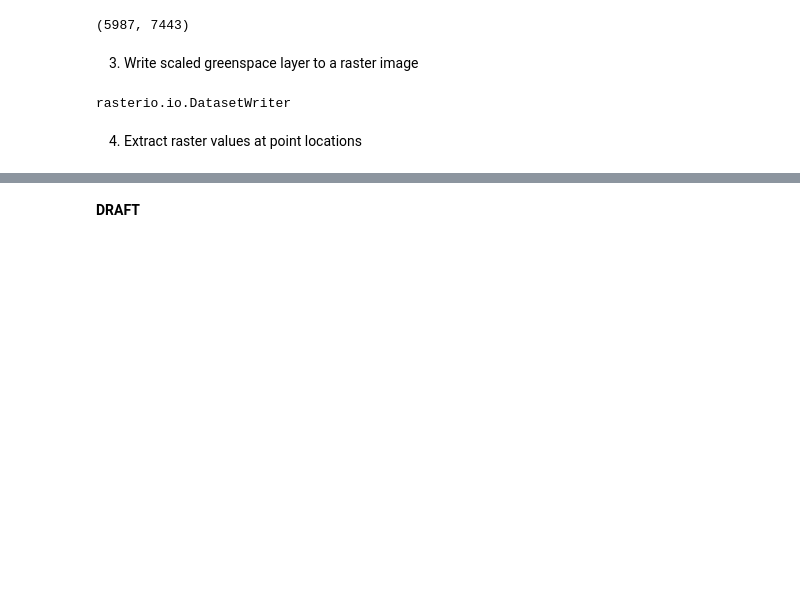
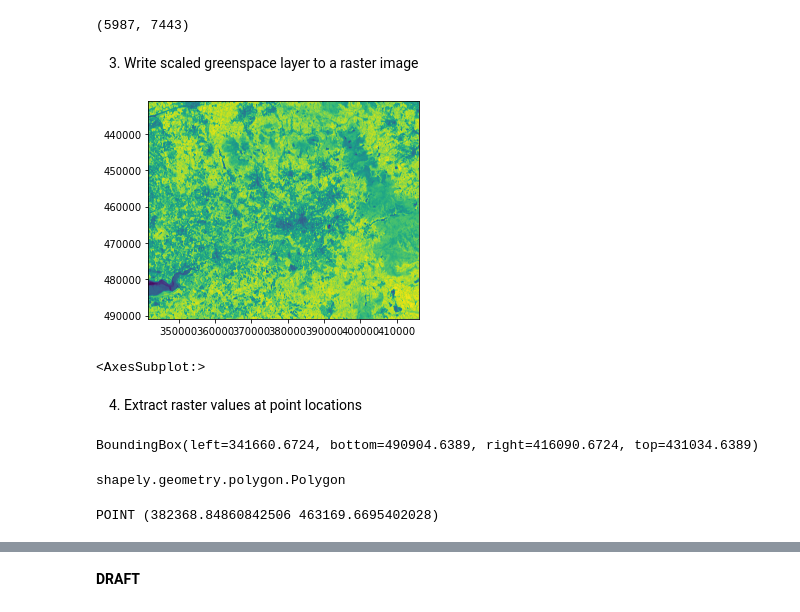
Before and after one commit to alexdelai/NDVI-dimist, a Jupyter notebook: script_greenspace_dataframe.ipynb, the cells around one changed output, grey strips where cells are left out. Cells and saved outputs as stored; diff of their text form; code cells hidden in the pictures; blank space fills up the shorter version.

Commit message:
Script update
Sample 10000 random point locations within the extent of the raster file, extract raster values at point locations, and store them to geodataframe

```diff
--- a/script_greenspace_dataframe.ipynb
+++ b/script_greenspace_dataframe.ipynb
@@ -79,11 +80,28 @@ new_dataset = rasterio.open('thesis_project/data/output/ndvi_output_100.tif', 'w
 
 new_dataset.write(ndvi_output_100, 1)
 new_dataset.close()
-# %%
-# check ndvi output raster
-#new_dataset.meta
-type(new_dataset)
-# %% [output]
-rasterio.io.DatasetWriter
+# %%
+# plot scaled NDVI layer
+src = rasterio.open("thesis_project/output/ndvi_output_100.tif")
+show(src, 1)
+# %% [output]
+[figure, added]
+<AxesSubplot:>
 # %% [markdown]
 4. Extract raster values at point locations
+# %%
+# extract raster bounds (later input to create the polygon)
+bounds = src.bounds
+bounds
+# %% [output]
+BoundingBox(left=341660.6724, bottom=490904.6389, right=416090.6724, top=431034.6389)
+# %%
+# creating shapely polygon from raster boundaries (later input to generate_random function)
+polygon_geom = Polygon([[341660.6724,490904.6389],
+                        [341660.6724,431034.6389],
+                        [416090.672,431034.6389],
+                        [416090.672,490904.639],
+                        [341660.6724, 490904.6389]])
+type(polygon_geom)
+# %% [output]
+shapely.geometry.polygon.Polygon
@@ -89,0 +118,6 @@ rasterio.io.DatasetWriter
+# %%
+# sample 10000 random point locations
+ndvi_100_sample = generate_random(10000, polygon_geom) # need to set seed for reproducibility
+print(ndvi_100_sample[3])
+# %% [output]
+POINT (382368.84860842506 463169.6695402028)
```
Also changed, not shown: parts of 35 cells of this notebook.
